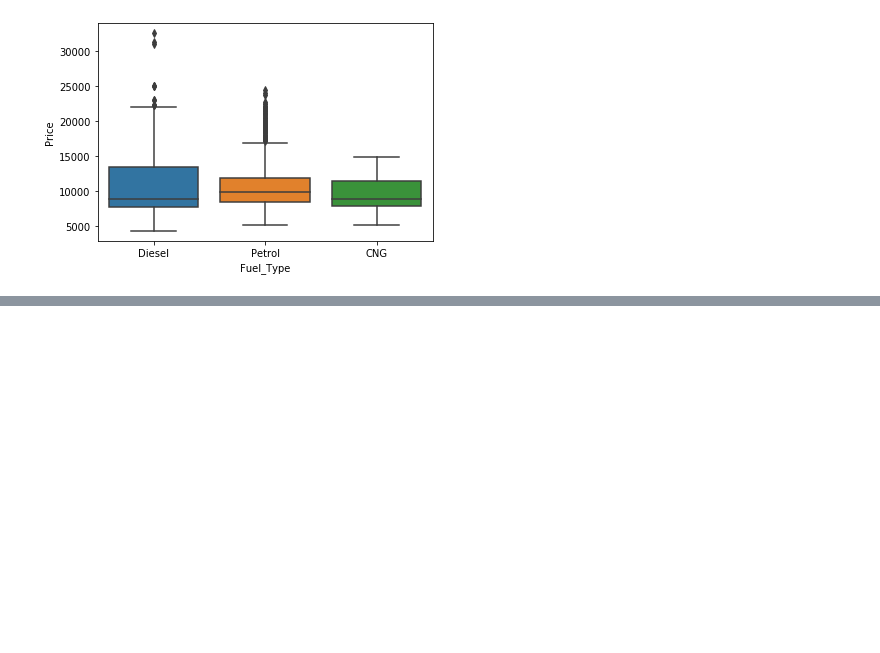
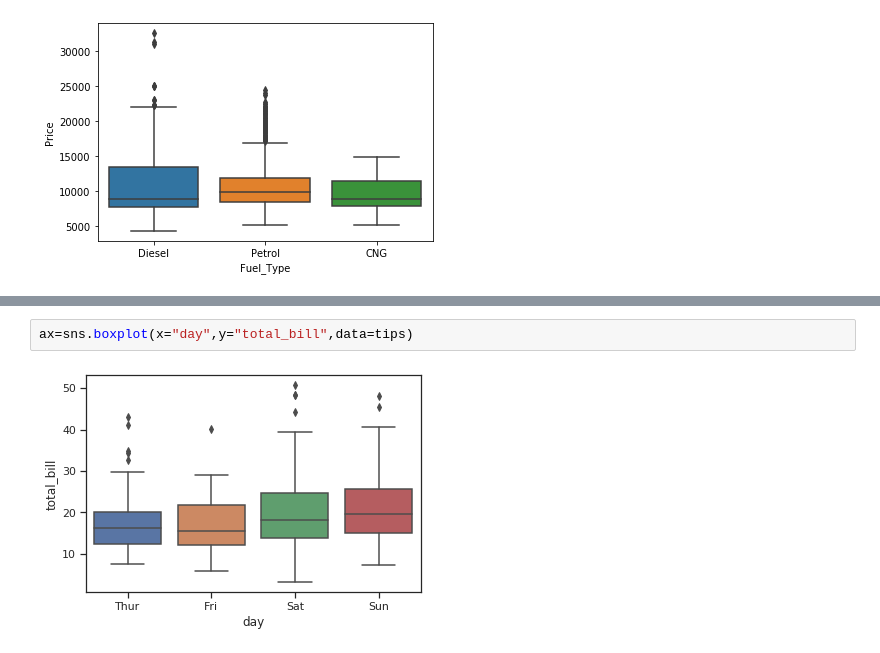
Before and after one commit to kavyarayudu/AI_ML, a Jupyter notebook: sns.ipynb, the cells around one changed output, grey strips where cells are left out. Drawn from its saved outputs; the diff is of its cells as text; blank space fills up the shorter version.

```diff
--- a/sns.ipynb
+++ b/sns.ipynb
@@ -121,0 +163,4 @@ KeyError: ignored
+# %%
+ax=sns.boxplot(x="day",y="total_bill",data=tips)
+# %% [output]
+[figure, added]
```
Also changed, not shown: parts of 12 cells of this notebook.
